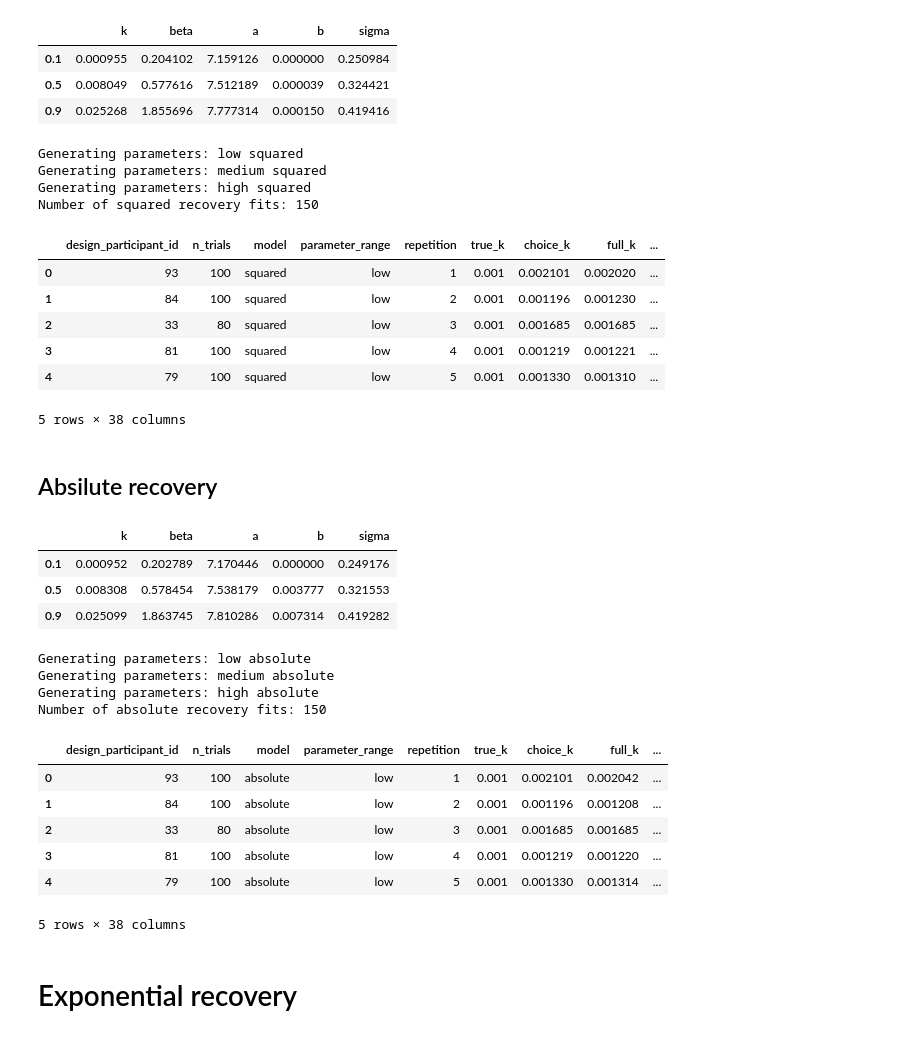
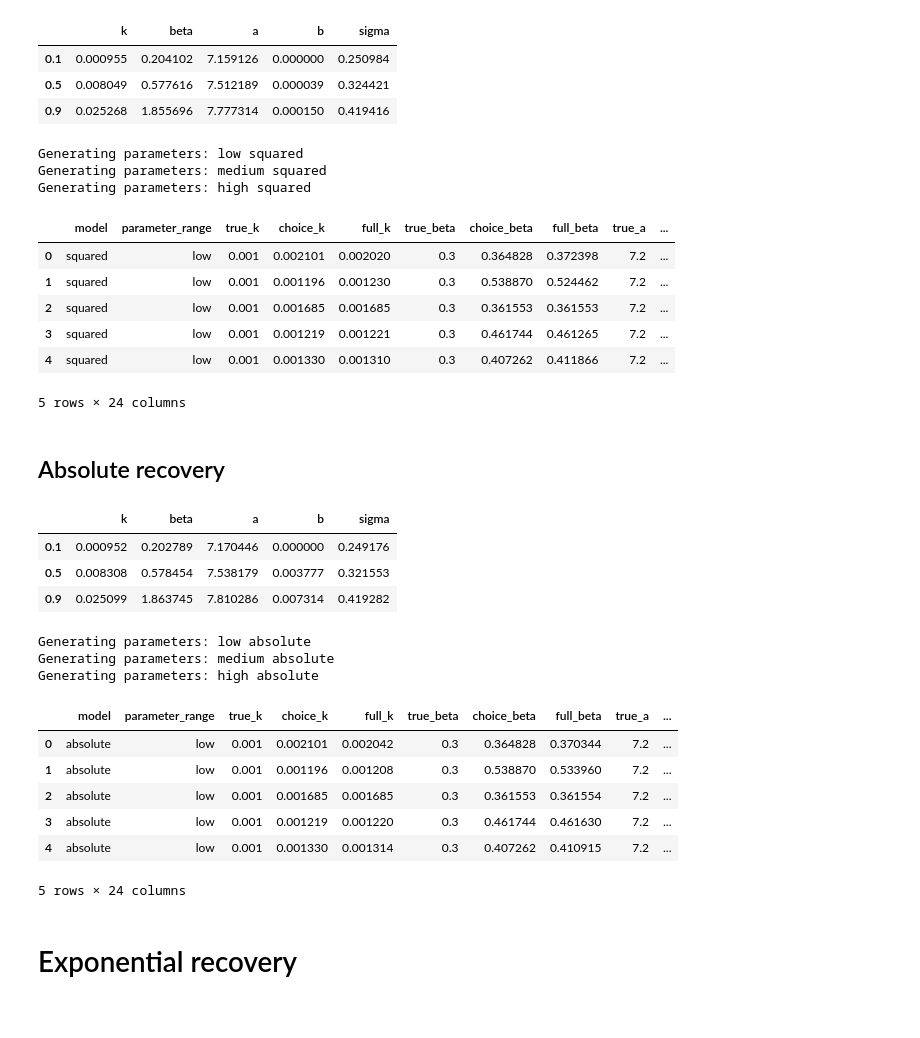
Before and after one commit to TonyDql/cog_dt_sci_final_proj, a Jupyter notebook: dt_process.ipynb, the cells around one changed output. Drawn from its saved outputs; the diff is of its cells as text; code cells hidden in the pictures.

```diff
--- a/dt_process.ipynb
+++ b/dt_process.ipynb
@@ -618,10 +595,10 @@ LAMBDA_VALUES = [
     0.1
 ]
 # %%
-full_initial_params = {
-    "absolute": [0.01, 0.1, 7.6, 0.01, 0.4],
-    "squared": [0.01, 0.1, 7.6, 0.0003, 0.4],
-    "exponential": [0.01, 0.1, 7.3, 0.3, 0.4]
+rt_start_values = {
+    "absolute": [7.6, 0.01, 0.4],
+    "squared": [7.6, 0.0003, 0.4],
+    "exponential": [7.3, 0.3, 0.4]
 }
 # %%
 full_bounds = [
@@ -634,7 +611,7 @@ full_bounds = [
 # %%
 # Starting values for the choice-only model
 
-choice_starting_values = [
+choice_start_values = [
     [0.001, 0.1],
     [0.01, 1.0],
     [0.1, 5.0]
@@ -941,7 +838,7 @@ recovery of the RT parameters `a`, `b`, and `sigma`. This assesses
 practical parameter recovery under the current finite data set. It is
 not a proof of structural identifiability.
 # %%
-def simulate_choice_rt_data(data, k, beta, a, b, sigma, rt_model):
+def simulate_data(data, k, beta, a, b, sigma, rt_model):
     syn_data = data.copy()
     v_imm, v_del, v_delta = hyperbolic_value(
         syn_data["immOutcome"],
@@ -963,8 +860,6 @@ def simulate_choice_rt_data(data, k, beta, a, b, sigma, rt_model):
     syn_rt = np.exp(syn_log_rt)
 
     syn_data["action(cleaned)"] = syn_choice
-    syn_data["action (1=immediate, 2=delayed, 0=missing)"] = np.where(syn_choice == 1, 1, 2)
-
     syn_data["RT"] = syn_rt
 
     return syn_data
@@ -1188,7 +950,7 @@ squared_fitted_parameters.quantile([0.10, 0.50, 0.90])
 | 0.5 | 0.008049 | 0.577616 | 7.512189 | 0.000039 | 0.324421 |
 | 0.9 | 0.025268 | 1.855696 | 7.777314 | 0.000150 | 0.419416 |
 # %%
-squared_generating_parameters = [
+squared_parameters = [
     {
         "parameter_range": "low",
         "k": 0.001,
@@ -1215,34 +977,22 @@ squared_generating_parameters = [
     }
 ]
 # %%
-n_repetitions = 50
-
 np.random.seed(1)
 
-squared_recovery_results = run_parameter_recovery(
-    rt_model="squared",
-    generating_parameters=squared_generating_parameters,
-    n_repetitions=n_repetitions, l2_lambda=best_lambda, data=cleaned_data
-)
-
-print(
-    "Number of squared recovery fits:",
-    len(squared_recovery_results)
-)
+squared_recovery_results = run_recovery("squared", squared_parameters, cleaned_data)
 
 squared_recovery_results.head()
 # %% [output]
 Generating parameters: low squared
 Generating parameters: medium squared
 Generating parameters: high squared
-Number of squared recovery fits: 150
-|  | design_participant_id | n_trials | model | parameter_range | repetition | true_k | choice_k | full_k | ... |
-| 0 | 93 | 100 | squared | low | 1 | 0.001 | 0.002101 | 0.002020 | ... |
-| 1 | 84 | 100 | squared | low | 2 | 0.001 | 0.001196 | 0.001230 | ... |
-| 2 | 33 | 80 | squared | low | 3 | 0.001 | 0.001685 | 0.001685 | ... |
-| 3 | 81 | 100 | squared | low | 4 | 0.001 | 0.001219 | 0.001221 | ... |
-| 4 | 79 | 100 | squared | low | 5 | 0.001 | 0.001330 | 0.001310 | ... |
+|  | model | parameter_range | true_k | choice_k | full_k | true_beta | choice_beta | full_beta | true_a | ... |
+| 0 | squared | low | 0.001 | 0.002101 | 0.002020 | 0.3 | 0.364828 | 0.372398 | 7.2 | ... |
+| 1 | squared | low | 0.001 | 0.001196 | 0.001230 | 0.3 | 0.538870 | 0.524462 | 7.2 | ... |
+| 2 | squared | low | 0.001 | 0.001685 | 0.001685 | 0.3 | 0.361553 | 0.361553 | 7.2 | ... |
+| 3 | squared | low | 0.001 | 0.001219 | 0.001221 | 0.3 | 0.461744 | 0.461265 | 7.2 | ... |
+| 4 | squared | low | 0.001 | 0.001330 | 0.001310 | 0.3 | 0.407262 | 0.411866 | 7.2 | ... |
-5 rows × 38 columns
+5 rows × 24 columns
 # %% [markdown]
-## Absilute recovery
+## Absolute recovery
 # %%
@@ -1287,30 +1034,20 @@ absolute_generating_parameters = [
 # %%
 np.random.seed(1)
 
-absolute_recovery_results = run_parameter_recovery(
-    rt_model="absolute",
-    generating_parameters=absolute_generating_parameters,
-    n_repetitions=n_repetitions, l2_lambda=best_lambda, data=cleaned_data
-)
-
-print(
-    "Number of absolute recovery fits:",
-    len(absolute_recovery_results)
-)
+absolute_recovery_results = run_recovery("absolute", absolute_parameters, cleaned_data)
 
 absolute_recovery_results.head()
 # %% [output]
 Generating parameters: low absolute
 Generating parameters: medium absolute
 Generating parameters: high absolute
-Number of absolute recovery fits: 150
-|  | design_participant_id | n_trials | model | parameter_range | repetition | true_k | choice_k | full_k | ... |
-| 0 | 93 | 100 | absolute | low | 1 | 0.001 | 0.002101 | 0.002042 | ... |
-| 1 | 84 | 100 | absolute | low | 2 | 0.001 | 0.001196 | 0.001208 | ... |
-| 2 | 33 | 80 | absolute | low | 3 | 0.001 | 0.001685 | 0.001685 | ... |
-| 3 | 81 | 100 | absolute | low | 4 | 0.001 | 0.001219 | 0.001220 | ... |
-| 4 | 79 | 100 | absolute | low | 5 | 0.001 | 0.001330 | 0.001314 | ... |
+|  | model | parameter_range | true_k | choice_k | full_k | true_beta | choice_beta | full_beta | true_a | ... |
+| 0 | absolute | low | 0.001 | 0.002101 | 0.002042 | 0.3 | 0.364828 | 0.370344 | 7.2 | ... |
+| 1 | absolute | low | 0.001 | 0.001196 | 0.001208 | 0.3 | 0.538870 | 0.533960 | 7.2 | ... |
+| 2 | absolute | low | 0.001 | 0.001685 | 0.001685 | 0.3 | 0.361553 | 0.361554 | 7.2 | ... |
+| 3 | absolute | low | 0.001 | 0.001219 | 0.001220 | 0.3 | 0.461744 | 0.461630 | 7.2 | ... |
+| 4 | absolute | low | 0.001 | 0.001330 | 0.001314 | 0.3 | 0.407262 | 0.410915 | 7.2 | ... |
-5 rows × 38 columns
+5 rows × 24 columns
 # %% [markdown]
 # Exponential recovery
 # %%
```
Also changed, not shown: parts of 41 cells of this notebook.
